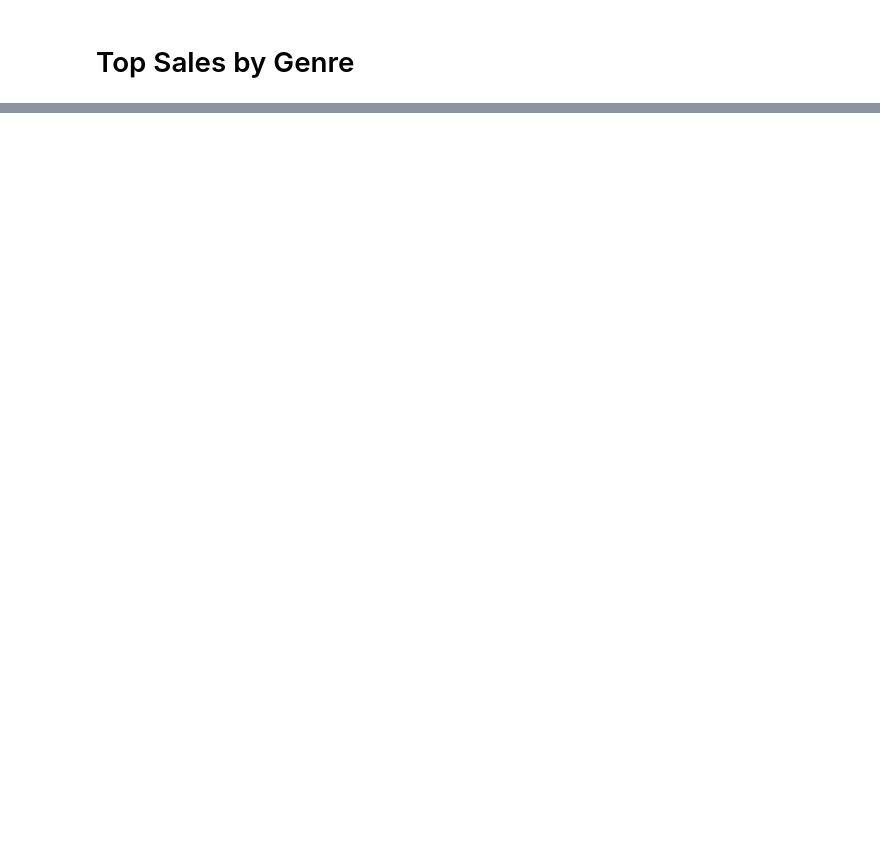
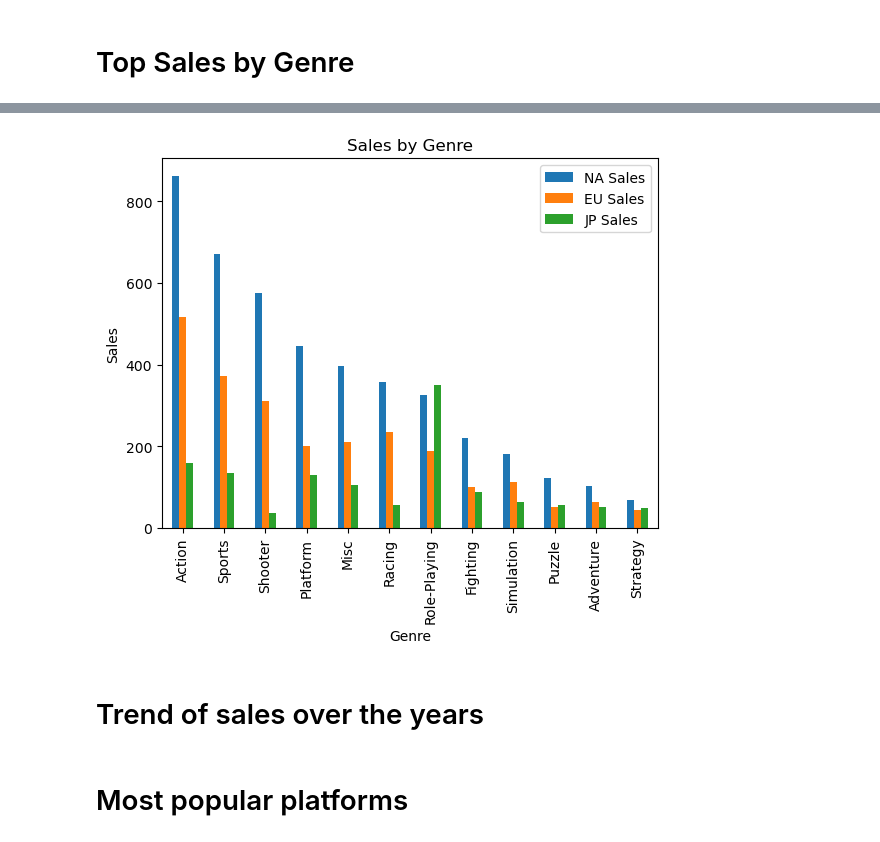
Before and after one commit to imanmalih/Project-One, a Jupyter notebook: VideoGames.ipynb, the cells around one changed output, grey strips where cells are left out. Saved outputs shown, nothing was run; the diff lists cells and outputs as text; code cells hidden in the pictures; blank space fills up the shorter version.

```diff
--- a/VideoGames.ipynb
+++ b/VideoGames.ipynb
@@ -113,2 +113,12 @@ sales_by_genre
 # %%
 #Generate a bar plot where the genre is on the x axis and the  sum of sales  is on the y axis.
+sales_by_genre=sales_by_genre.sort_values(by="NA Sales", ascending= False)
+sales_by_genre.plot(kind='bar')
+plt.title("Sales by Genre")
+plt.xlabel("Genre")
+plt.ylabel("Sales")
+plt.show()
+# %% [output]
+[figure, added]
+# %% [markdown]
+# Trend of sales over the years
@@ -114,0 +129,2 @@ sales_by_genre
+# %% [markdown]
+# Most popular platforms
```
Also changed, not shown: parts of 9 cells of this notebook.
